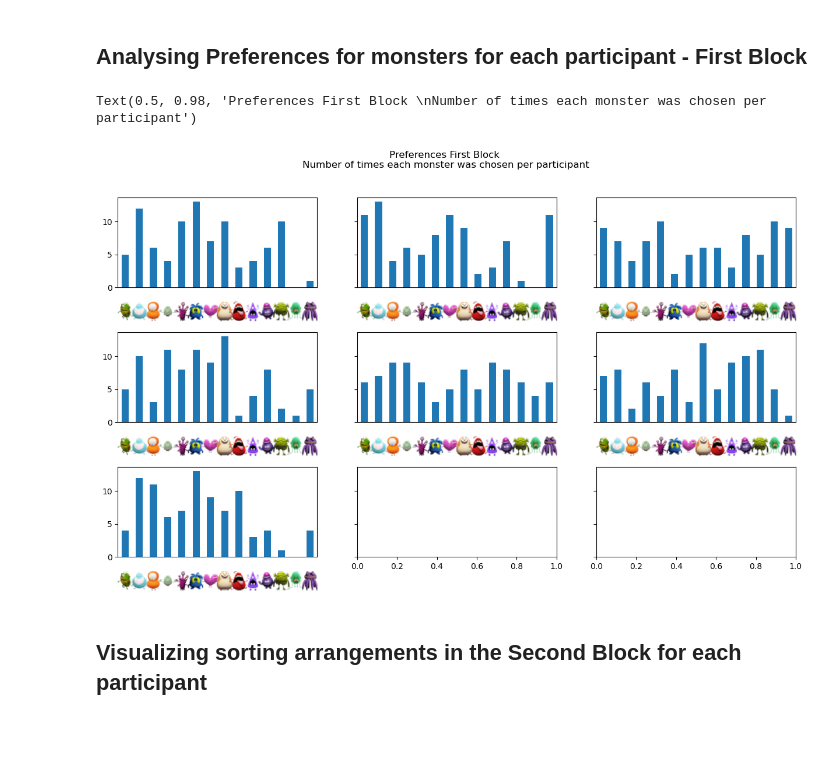
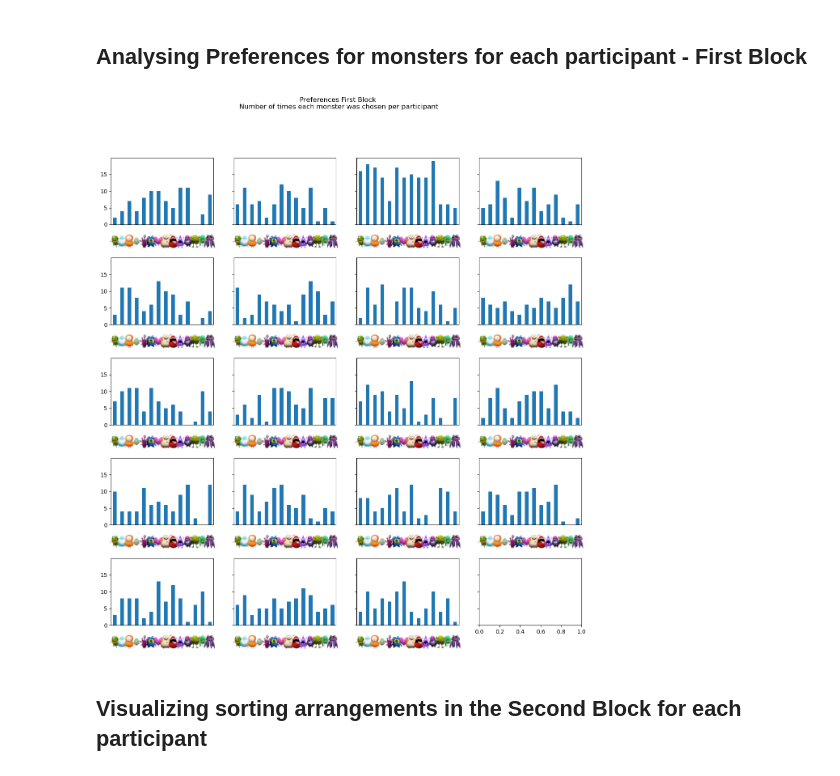
Before and after one commit to Christumas/Cognitive_Maps_Monsters_DataAnalysisCode, a Jupyter notebook: Data_Processing&Raw_Data_Visualization.ipynb, the cells around one changed output. Drawn from its saved outputs; the diff is of its cells as text; code cells hidden in the pictures; blank space fills up the shorter version.

```diff
--- a/Data_Processing&Raw_Data_Visualization.ipynb
+++ b/Data_Processing&Raw_Data_Visualization.ipynb
@@ -45,13 +74,13 @@ for data_file in prolific_data:
 </ul>
 # %%
 import os
-
-folder = os.listdir('JatosExperiment_Results')
+folder_name = 'Participant_Data_Raw'
+folder = os.listdir(f'{folder_name}')
 
 feedbackSummary = []
 
 for file_name in folder:
-    df = pd.read_csv(f'JatosExperiment_Results/{file_name}')
+    df = pd.read_csv(f'{folder_name}/{file_name}')
 
     flag = 'survey-text'
 
@@ -84,12 +113,12 @@ def calc_subplots(n_datasets,ncolumns):
 imagesPath = 'C:\Master Biosciences\Hiwi Job Heidelberg\monsters'
 imagesList = [image for image in os.listdir(imagesPath) if image.endswith('.png')]
 # %%
-
-folder = os.listdir('JatosExperiment_Results')
+folder_name = 'Participant_Data_Raw'
+folder = os.listdir(f"{folder_name}")
 n_datasets = len(folder)
-columns = 3
+columns = 4
 subplot = calc_subplots(n_datasets, columns)
-figsize = (15,8)
+figsize = (15,15)
 
 
 fig, axes = plt.subplots( subplot[0], subplot[1], figsize = figsize, sharey=True)
@@ -99,7 +128,7 @@ imagesList = [image for image in os.listdir(imagesPath) if image.endswith('.png'
 
 
 for index, file_name in enumerate(folder):
-    df = pd.read_csv(f'JatosExperiment_Results/{file_name}')
+    df = pd.read_csv(f'{folder_name}/{file_name}')
 
     colstodrop = ['stimulus', 'url','success','plugin_version','view_history']
 
@@ -113,36 +142,36 @@ for index, file_name in enumerate(folder):
     #assign the value of the chosen monster based off the key press
     firstBlock.loc[firstBlock['response'] == "ArrowRight", 'Chosen_Monster'] = firstBlock['rightstim']
     firstBlock.loc[firstBlock['response'] == "ArrowLeft", 'Chosen_Monster'] = firstBlock['leftstim']
 
     #quick plot of the counts of the chosen monsters per participant
     firstBlock['Chosen_Monster'].value_counts().reindex(imagesList).plot(kind='bar', ax = axes.flatten()[index])
 
 
     #Replacing the image names with their thumbnails
     axes.flatten()[index].set_xticks([])
 
     for j, image_path in enumerate(imagesList):
         ##logic
         #load image
         #get thumbnail from image object
         #create a numpy array for using np.asarray as OffsetImage works with numpy arrays
         #create an OffsetImage object (this makes it possible to move the thumbnail to wherever we want) == thumbnail
         #use Annotationbox to place it at (j,0) and then offset it by -30 pts so they appear below the xaxis
 
         image = Image.open(f"../monsters/{image_path}")
         image.thumbnail((25,25))
         array_image = np.asarray(image)
         thumbnail = OffsetImage(array_image, zoom=1)
         xtick_image = AnnotationBbox(thumbnail, (j,0), xybox = (0,-30), frameon=False,
                                      xycoords='data', boxcoords="offset points", pad=0)
         axes.flatten()[index].add_artist(xtick_image)
 
 
-plt.subplots_adjust(hspace= 0.5)
+plt.subplots_adjust(hspace=0.5)
 fig.suptitle(f'Preferences First Block \nNumber of times each monster was chosen per participant')
+plt.tight_layout()
 # %% [output]
-Text(0.5, 0.98, 'Preferences First Block \nNumber of times each monster was chosen per participant')
-[figure, old version]
+[figure, new version]
 # %% [markdown]
 ## Visualizing sorting arrangements in the Second Block for each participant
 # %% [markdown]
```
Also changed, not shown: parts of 2 cells of this notebook.
